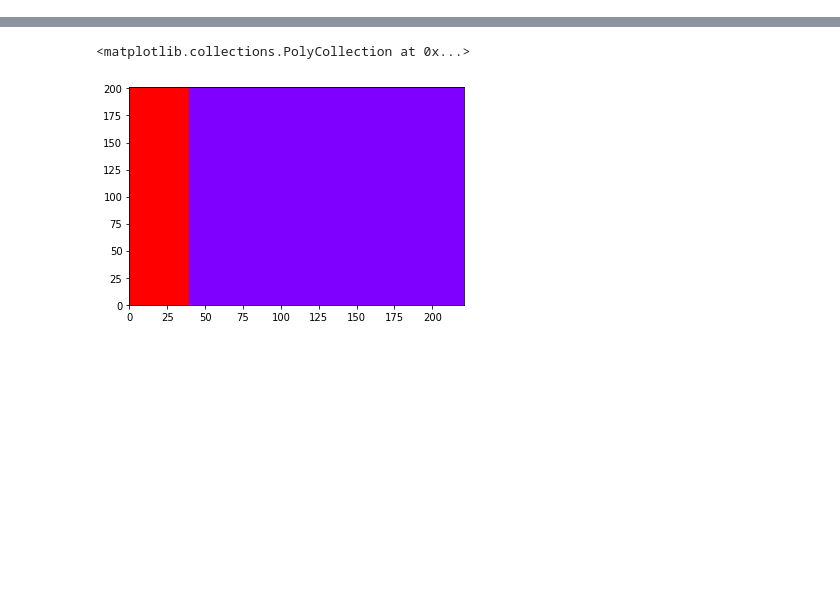
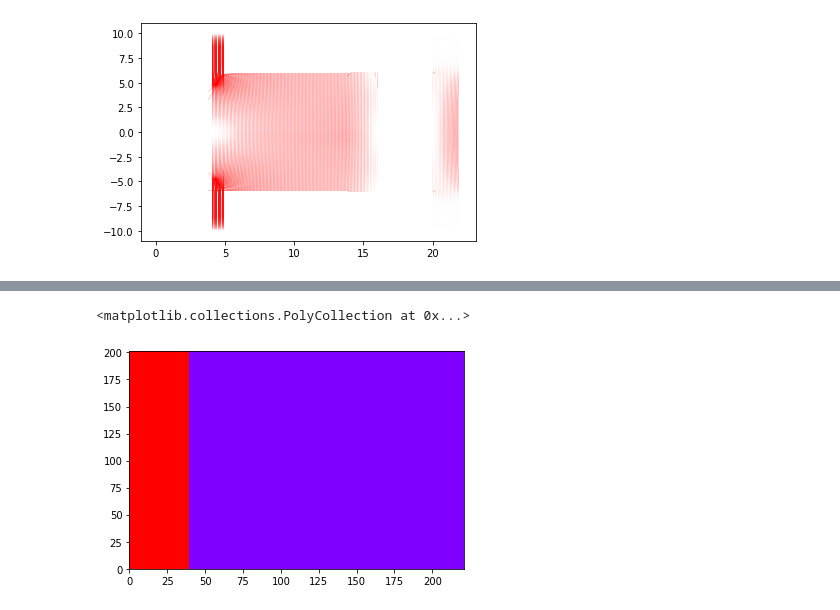
Before and after one commit to jolenscki/EP2_MecComp, a Jupyter notebook: EP2_sem_orgulho.ipynb, the cells around one changed output, grey strips where cells are left out. Saved outputs shown, nothing was run; the diff lists cells and outputs as text; code cells hidden in the pictures; blank space fills up the shorter version.

```diff
--- a/EP2_sem_orgulho.ipynb
+++ b/EP2_sem_orgulho.ipynb
@@ -452,0 +430,12 @@ np.max(Anew)
+# %%
+v, u = np.gradient(Anew)
+Hx = calcula_H(u, mu)
+Hy = calcula_H(v, mu)
+
+Hx = calcula_H(Bx, mu)
+Hy = calcula_H(By, mu)
+
+
+Q = plt.quiver(X, Y, Hx, Hy, color='red', width=0.0005, minshaft = 1, minlength=0.1)
+# %% [output]
+[figure, added]
```
Also changed, not shown: parts of 14 cells of this notebook, 1 other file.
